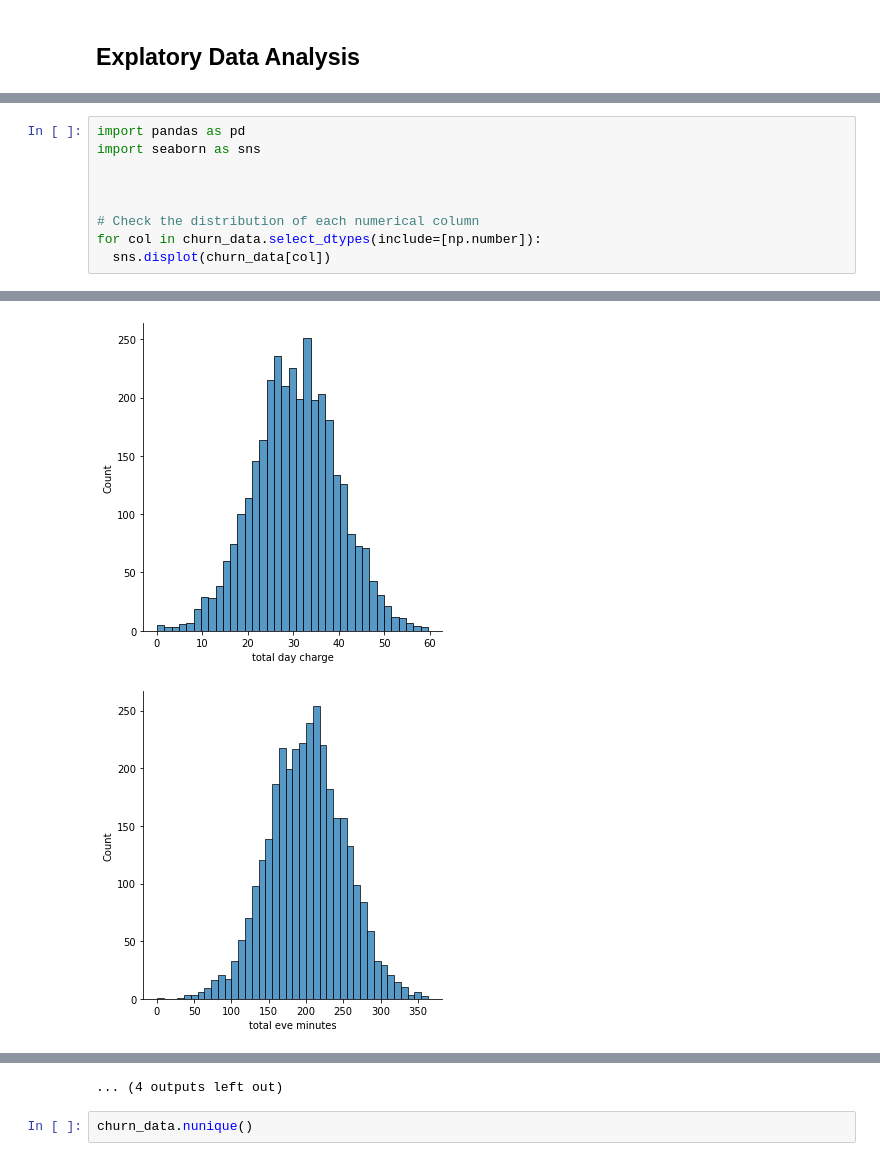
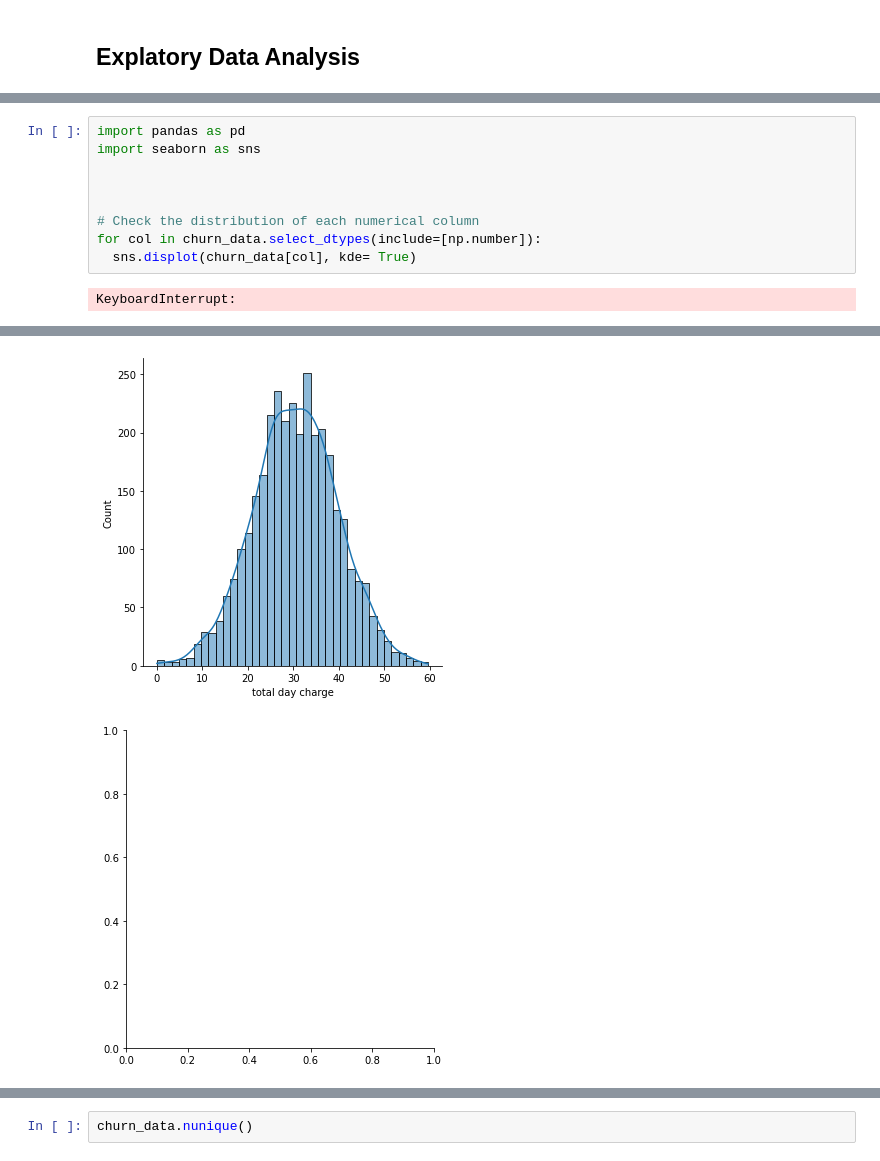
Before and after one commit to williamm243/customer_retention, a Jupyter notebook: customer.ipynb, the cells around one changed output, grey strips where cells are left out. Saved outputs shown, nothing was run; the diff lists cells and outputs as text.

```diff
--- a/customer.ipynb
+++ b/customer.ipynb
@@ -198,5 +203,6 @@ import seaborn as sns
 
 # Check the distribution of each numerical column
 for col in churn_data.select_dtypes(include=[np.number]):
-  sns.displot(churn_data[col])
+  sns.displot(churn_data[col], kde= True)
 # %% [output]
+KeyboardInterrupt:
@@ -208,2 +214,2 @@ for col in churn_data.select_dtypes(include=[np.number]):
-[figure, old version]
+[figure, new version]
-[figure, old version]
+[figure, new version]
@@ -215,4 +216,3 @@ for col in churn_data.select_dtypes(include=[np.number]):
-... (4 outputs left out)
 # %%
 churn_data.nunique()
 # %% [output]
```
Also changed, not shown: parts of 19 cells of this notebook.
